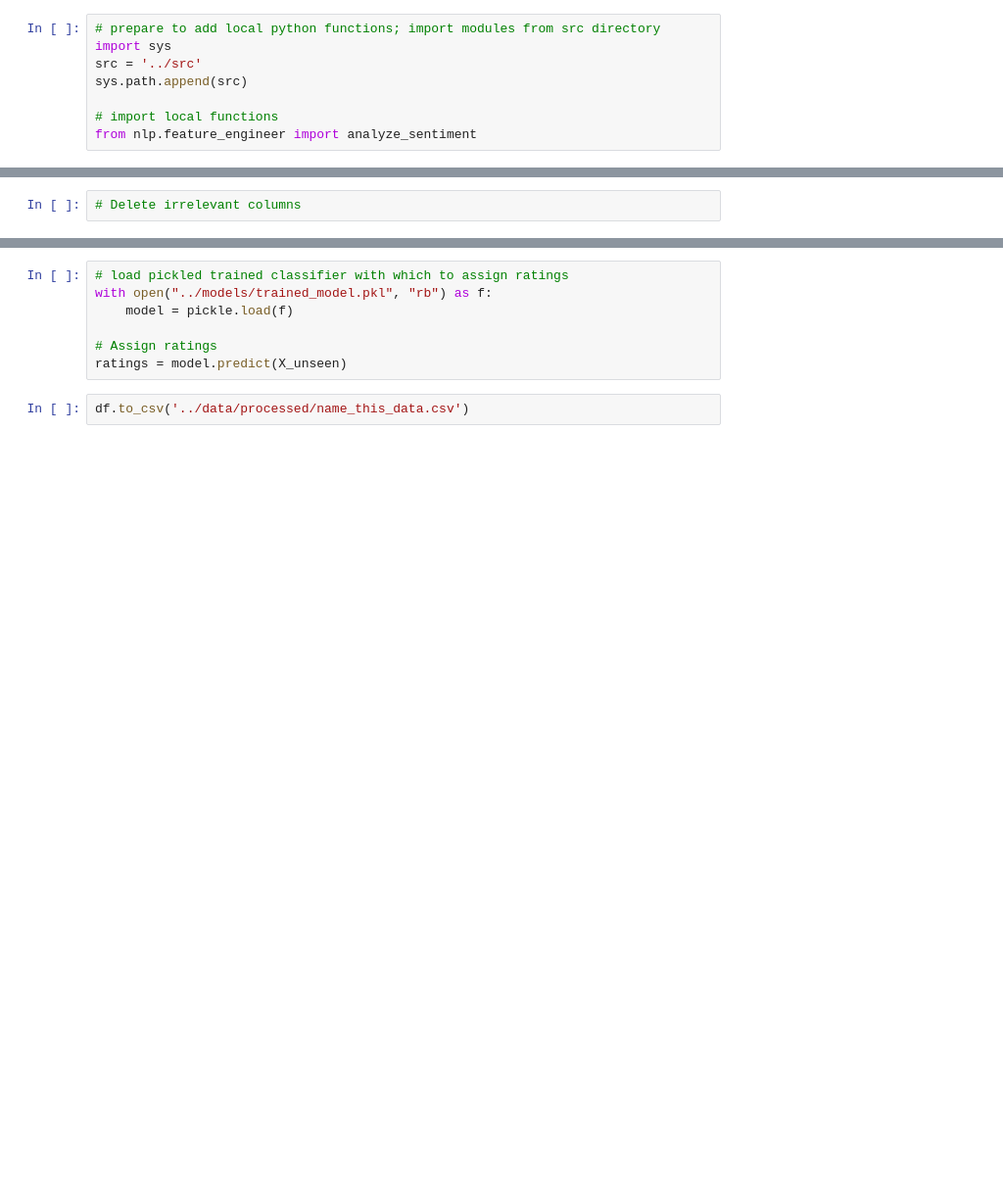
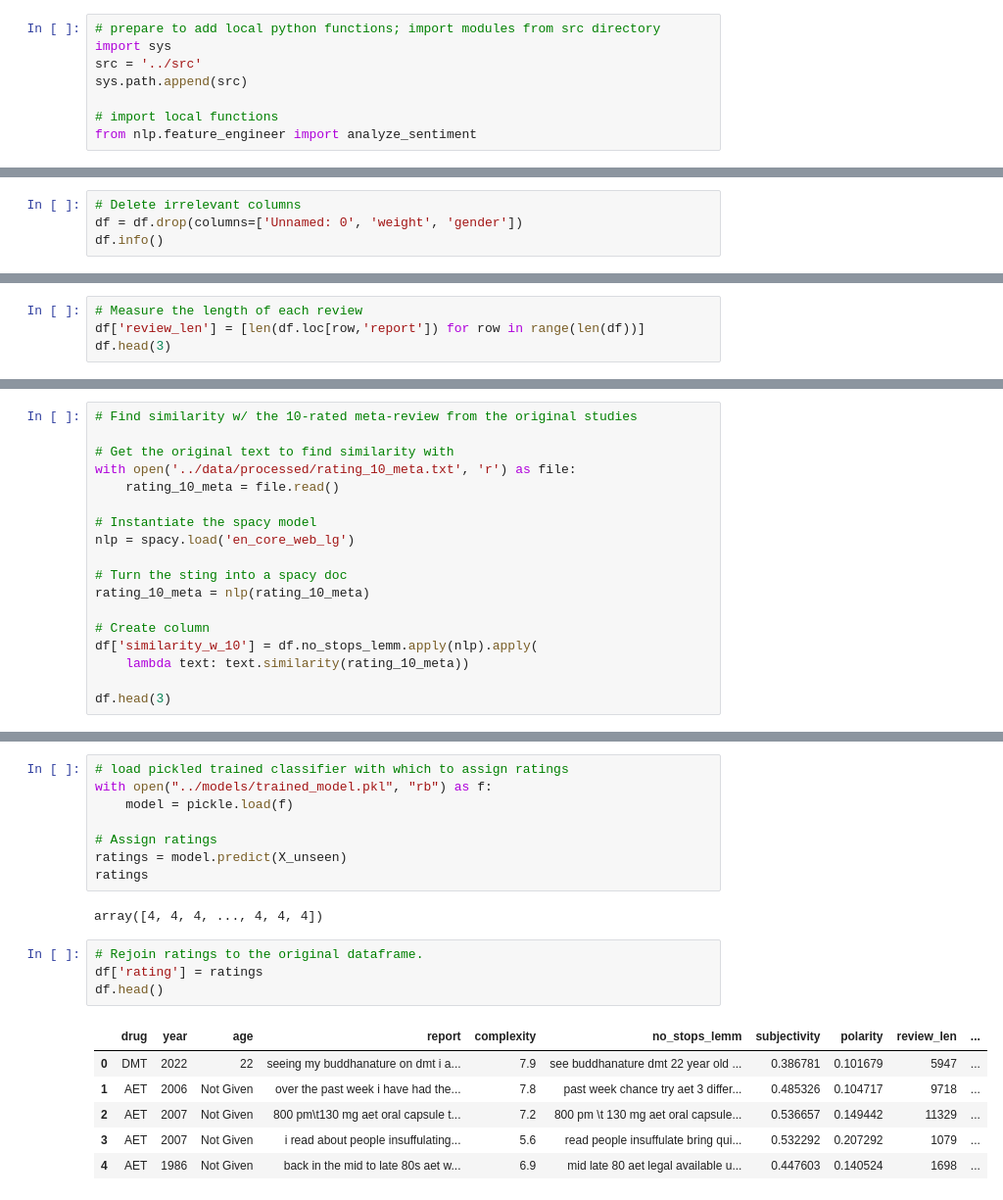
Before and after one commit to fractaldatalearning/psychedelic_efficacy, a Jupyter notebook: notebooks/10-kl-reports-engineer-ratings.ipynb, the cells around one changed output, grey strips where cells are left out. Shown at 98% size. Cells and saved outputs as stored; diff of their text form; blank space fills up the shorter version.

```diff
--- a/notebooks/10-kl-reports-engineer-ratings.ipynb
+++ b/notebooks/10-kl-reports-engineer-ratings.ipynb
@@ -20,2 +42,4 @@ df.info()
 # %%
 # Delete irrelevant columns
+df = df.drop(columns=['Unnamed: 0', 'weight', 'gender'])
+df.info()
@@ -25,0 +71,4 @@ df.info()
+# %%
+# Measure the length of each review
+df['review_len'] = [len(df.loc[row,'report']) for row in range(len(df))]
+df.head(3)
@@ -25,0 +80,18 @@ df.info()
+# %%
+# Find similarity w/ the 10-rated meta-review from the original studies
+
+# Get the original text to find similarity with
+with open('../data/processed/rating_10_meta.txt', 'r') as file:
+    rating_10_meta = file.read()
+
+# Instantiate the spacy model
+nlp = spacy.load('en_core_web_lg')
+
+# Turn the sting into a spacy doc
+rating_10_meta = nlp(rating_10_meta)
+
+# Create column
+df['similarity_w_10'] = df.no_stops_lemm.apply(nlp).apply(
+    lambda text: text.similarity(rating_10_meta))
+
+df.head(3)
@@ -30,5 +125,17 @@ with open("../models/trained_model.pkl", "rb") as f:
 
 # Assign ratings
 ratings = model.predict(X_unseen)
+ratings
+# %% [output]
+array([4, 4, 4, ..., 4, 4, 4])
 # %%
-df.to_csv('../data/processed/name_this_data.csv')
+# Rejoin ratings to the original dataframe.
+df['rating'] = ratings
+df.head()
+# %% [output]
+|  | drug | year | age | report | complexity | no_stops_lemm | subjectivity | polarity | review_len | ... |
+| 0 | DMT | 2022 | 22 | seeing my buddhanature on dmt i a... | 7.9 | see buddhanature dmt 22 year old ... | 0.386781 | 0.101679 | 5947 | ... |
+| 1 | AET | 2006 | Not Given | over the past week i have had the... | 7.8 | past week chance try aet 3 differ... | 0.485326 | 0.104717 | 9718 | ... |
+| 2 | AET | 2007 | Not Given | 800 pm\t130 mg aet oral capsule t... | 7.2 | 800 pm \t 130 mg aet oral capsule... | 0.536657 | 0.149442 | 11329 | ... |
+| 3 | AET | 2007 | Not Given | i read about people insuffulating... | 5.6 | read people insuffulate bring qui... | 0.532292 | 0.207292 | 1079 | ... |
+| 4 | AET | 1986 | Not Given | back in the mid to late 80s aet w... | 6.9 | mid late 80 aet legal available u... | 0.447603 | 0.140524 | 1698 | ... |
```
Also changed, not shown: parts of 22 cells of this notebook, 3 other files.
